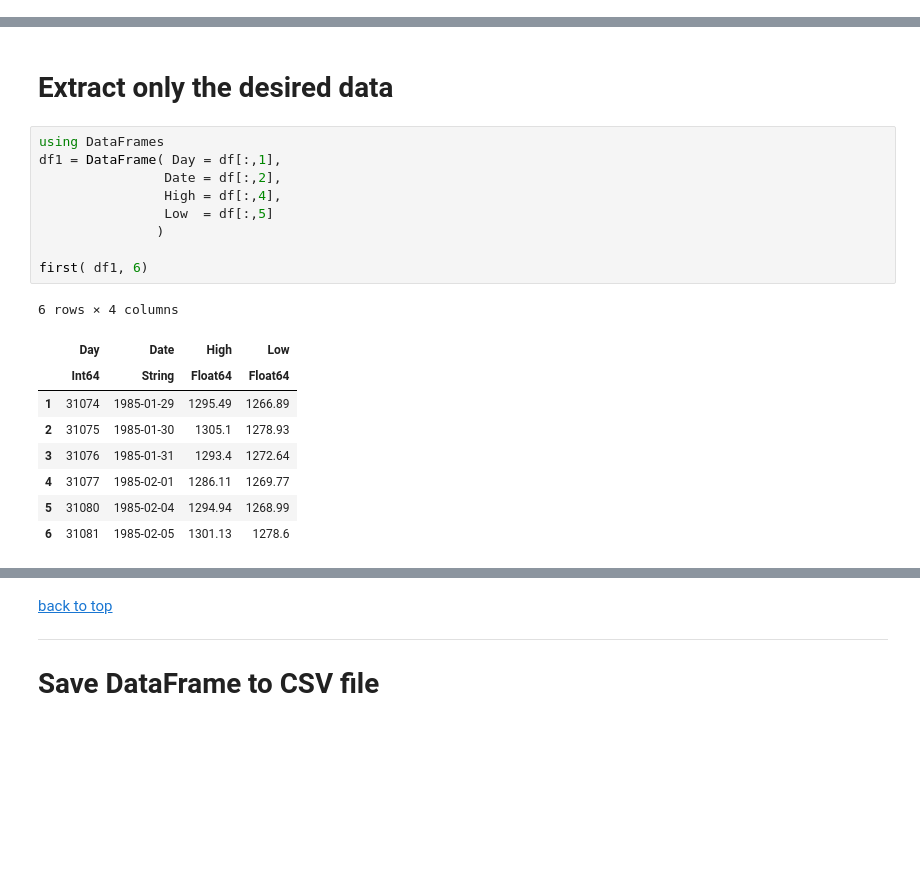
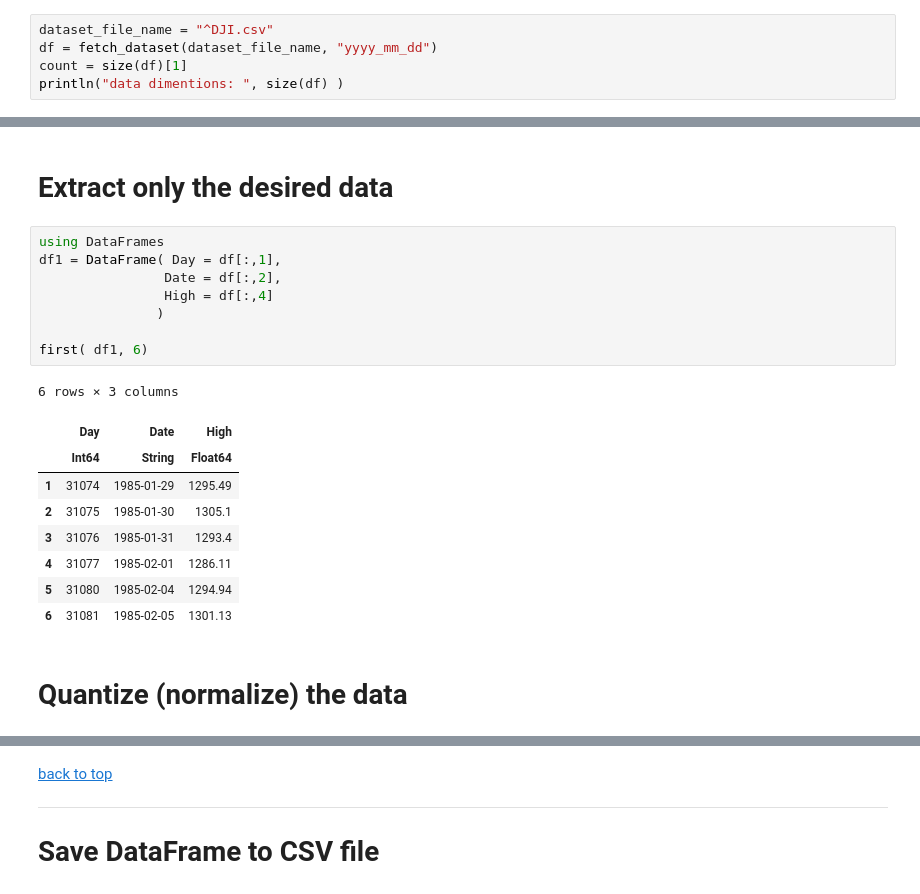
Before and after one commit to UkiDLucas/MarketIndicators.jl, a Jupyter notebook: Dow Jones Industrial Average (^DJI).ipynb, the cells around one changed output, grey strips where cells are left out. Saved outputs shown, nothing was run; the diff lists cells and outputs as text; blank space fills up the shorter version.

```diff
--- a/Dow Jones Industrial Average (^DJI).ipynb
+++ b/Dow Jones Industrial Average (^DJI).ipynb
@@ -27,0 +18,5 @@ data dimentions: # Read Data(8989, 7)
+# %%
+dataset_file_name = "^DJI.csv"
+df = fetch_dataset(dataset_file_name, "yyyy_mm_dd")
+count = size(df)[1]
+println("data dimentions: ", size(df) )
@@ -144,19 +120,20 @@ plot(          dates[rows], # x-axis: dates
 # %%
 using DataFrames
 df1 = DataFrame( Day = df[:,1],
                 Date = df[:,2],
-                High = df[:,4],
-                Low  = df[:,5]
+                High = df[:,4]
                )
 
 first( df1, 6)
 # %% [output]
-6 rows × 4 columns
+6 rows × 3 columns
-|  | Day | Date | High | Low |
-|  | Int64 | String | Float64 | Float64 |
-| 1 | 31074 | 1985-01-29 | 1295.49 | 1266.89 |
-| 2 | 31075 | 1985-01-30 | 1305.1 | 1278.93 |
-| 3 | 31076 | 1985-01-31 | 1293.4 | 1272.64 |
-| 4 | 31077 | 1985-02-01 | 1286.11 | 1269.77 |
-| 5 | 31080 | 1985-02-04 | 1294.94 | 1268.99 |
-| 6 | 31081 | 1985-02-05 | 1301.13 | 1278.6 |
+|  | Day | Date | High |
+|  | Int64 | String | Float64 |
+| 1 | 31074 | 1985-01-29 | 1295.49 |
+| 2 | 31075 | 1985-01-30 | 1305.1 |
+| 3 | 31076 | 1985-01-31 | 1293.4 |
+| 4 | 31077 | 1985-02-01 | 1286.11 |
+| 5 | 31080 | 1985-02-04 | 1294.94 |
+| 6 | 31081 | 1985-02-05 | 1301.13 |
+# %% [markdown]
+# Quantize (normalize) the data
```
Also changed, not shown: parts of 13 cells of this notebook.
